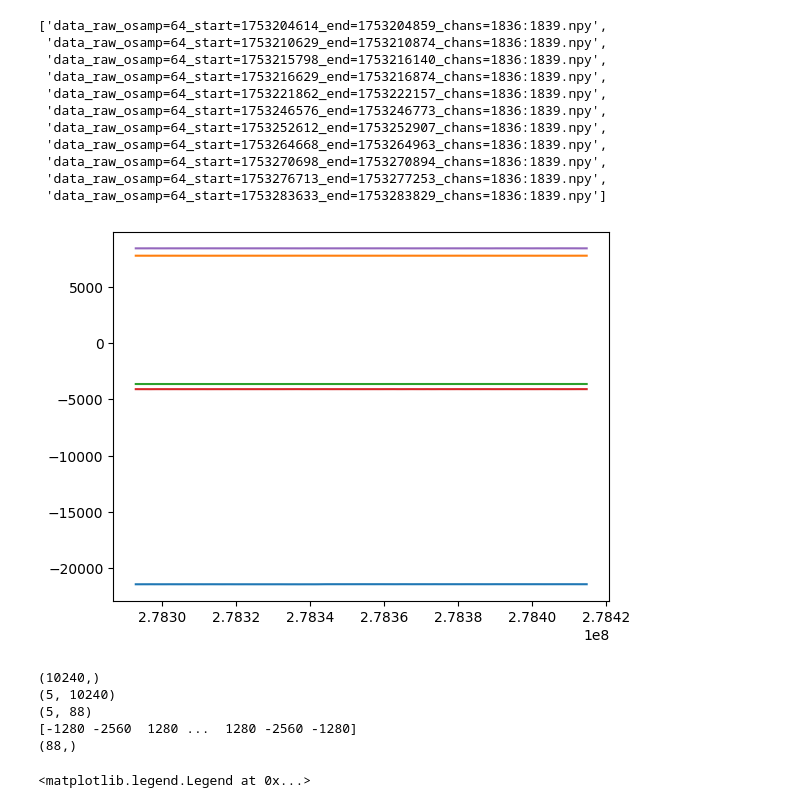
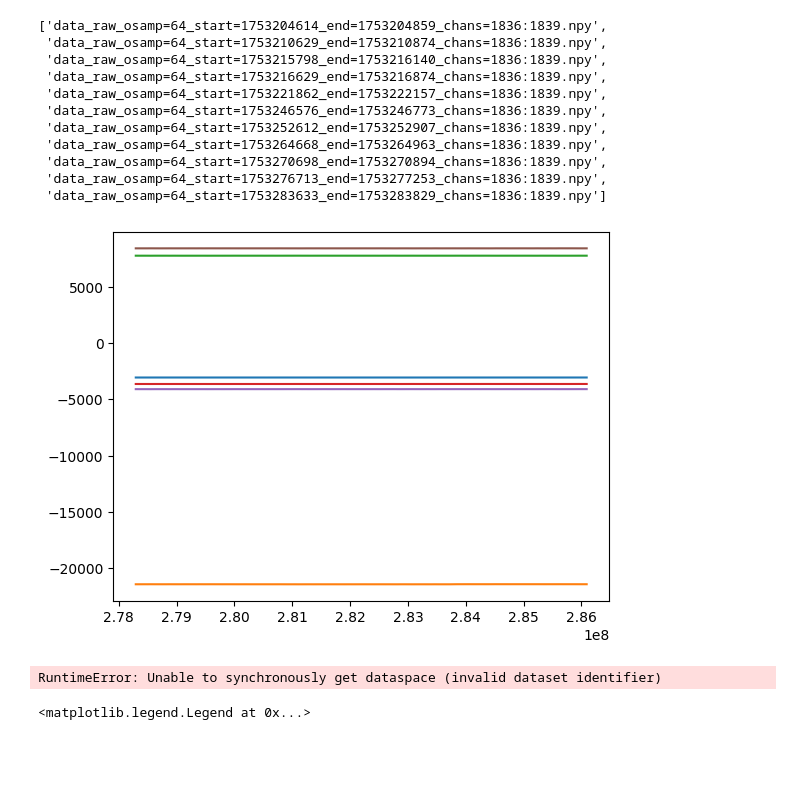
Before and after one commit to ALBATROS-Experiment/albatros_analysis, a Jupyter notebook: scripts/orbcomm/master_flow.ipynb, the cells around one changed output. Cells and saved outputs as stored; diff of their text form; code cells hidden in the pictures; blank space fills up the shorter version.

```diff
--- a/scripts/orbcomm/master_flow.ipynb
+++ b/scripts/orbcomm/master_flow.ipynb
@@ -482,6 +478,7 @@ More strict with cut in fine timing. Need high SNR.
 Once we fit for everything, we extract the data and get the full timing solution
 # %%
 acclen = 1024
+osamp = 64
 fnames = []
 taus = {}
 start_spectra = []
@@ -508,7 +505,7 @@ for p_idx in range(len(pulses)):
     satIDs[fname] = int(pulse['sat'])
     pulse_start_timestamps[fname] = pulse_start_ts
 # %%
-map = {0:'MARS 1-4', 1:'MARS 1-5', 2:'MARS 1-6', 3:'MARS 1-7', 4:'MARS 1-8'}
+map_blines = {0:'MARS 1-2', 1:'MARS 1-4', 2:'MARS 1-5', 3:'MARS 1-6', 4:'MARS 1-7', 5:'MARS 1-8'}
 
 russian_fnames = []
 spectra_all = {}
@@ -522,18 +528,19 @@ with h5py.File('/scratch/thomasb/batch_1753200150/fine_timing/timing_solution.h5
             continue
         russian_fnames.append(name)
         taus_all_file = f[name]['taus'][:]
+        print(taus_all_file.shape)
         errs_all_file = f[name]['errs'][:]
         noise_all_file = f[name]['thermal_noise'][:]
         start_spectrum = f[name]['taus'].attrs['starting_specnum']
         start_spectra.append(start_spectrum)
         nvis = f[name]['taus'][:].shape[1]
 
-        spectra_all[name] = np.arange(start_spectrum, start_spectrum + nvis*1024, 1024)
+        spectra_all[name] = np.arange(start_spectrum, start_spectrum + nvis*acclen*osamp, acclen*osamp)
 
         taus_all_dict[name] = {}
         errs_all_dict[name] = {}
         noise_all_dict[name] = {}
-        for i, bline in map.items():
+        for i, bline in map_blines.items():
             taus_all_dict[name][bline] = taus_all_file[i,:]
             errs_all_dict[name][bline] = errs_all_file[i,]
             noise_all_dict[name][bline] = noise_all_file[i,:]
@@ -546,7 +553,7 @@ with h5py.File('/scratch/thomasb/batch_1753200150/fine_timing/finetiming_dump_ru
 
         spectra = pulse_group.create_dataset('spectra', data=spectra_all[name])
         pulse_group.attrs['satID'] = satIDs[name]
-        for i, bline in map.items():
+        for i, bline in map_blines.items():
             taus_bline = pulse_group.create_dataset(f'taus_{bline}', data=taus_all_dict[name][bline])
             errs_bline = pulse_group.create_dataset(f'errs_{bline}', data=errs_all_dict[name][bline])
             noise_bline = pulse_group.create_dataset(f'noise_{bline}', data=noise_all_dict[name][bline])
@@ -570,7 +588,7 @@ russian_fnames
 #EXAMPLE USAGE
 
 # mapping index to baselines
-map = {0:'MARS 1-4', 1:'MARS 1-5', 2:'MARS 1-6', 3:'MARS 1-7', 4:'MARS 1-8'}
+map_blines = {0:'MARS 1-2', 1:'MARS 1-4', 2:'MARS 1-5', 3:'MARS 1-6', 4:'MARS 1-7', 5:'MARS 1-8'}
 
 #spectra, taus, noise, fit errors
 s, t, n, e = {}, {}, {}, {}
@@ -580,15 +598,15 @@ with h5py.File('/scratch/thomasb/batch_1753200150/fine_timing/finetiming_dump_ru
     for name in russian_fnames:
         s[name] = f[name]['spectra'][:]
         t[name], n[name], e[name] = {}, {}, {}
-        for i, bline in map.items():
+        for i, bline in map_blines.items():
             t[name][bline] = f[name][f'taus_{bline}'][:]
             e[name][bline] = f[name][f'errs_{bline}']
             n[name][bline] = f[name][f'noise_{bline}'][:]
 # %%
-for i, bline in map.items():
+for i, bline in map_blines.items():
     plt.plot(s[russian_fnames[0]], t[russian_fnames[0]][bline])
 # %% [output]
-[figure, old version]
+[figure, new version]
 # %%
 spectra_all_unsorted = np.concatenate(spectra)
 taus_all_unsorted = np.concatenate(taus, axis=1)
@@ -608,11 +626,7 @@ taus_all = taus_all_unsorted[:, sort_idx]
 
 print(start_times.shape)
 # %% [output]
-(10240,)
-(5, 10240)
-(5, 88)
-[-1280 -2560  1280 ...  1280 -2560 -1280]
-(88,)
+RuntimeError: Unable to synchronously get dataspace (invalid dataset identifier)
 # %%
 nbl = taus_all.shape[0]
 map = {0:'MARS 1-4', 1:'MARS 1-5', 2:'MARS 1-6', 3:'MARS 1-7', 4:'MARS 1-8'}
```
Also changed, not shown: parts of 3 cells of this notebook, 8 other files.
